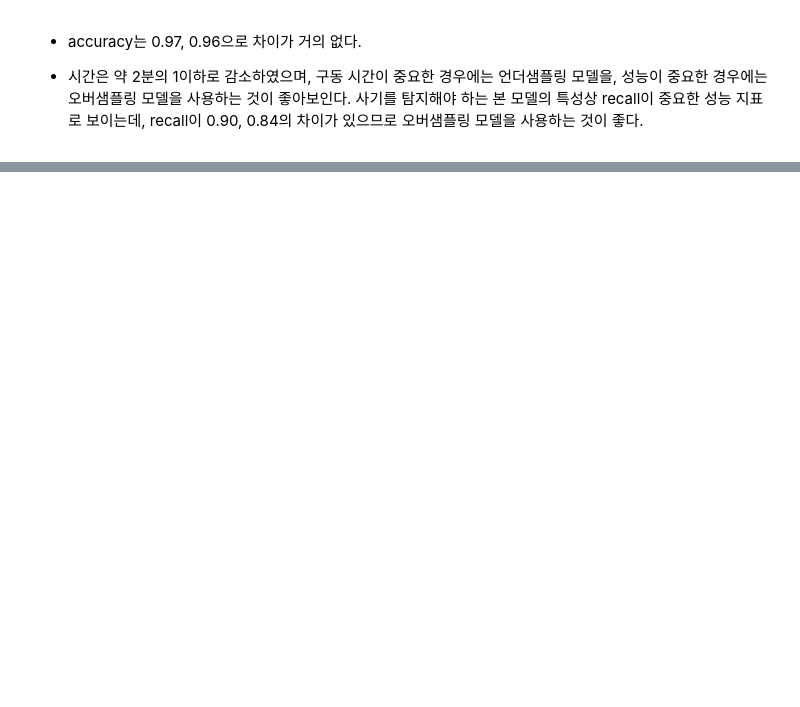
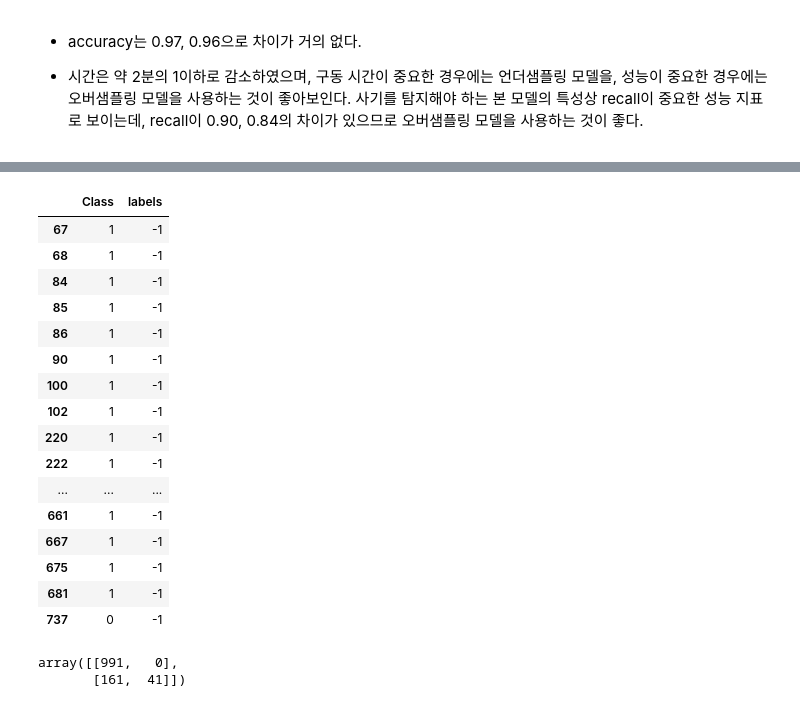
Before and after one commit to SeongminLee812/ADP, a Jupyter notebook: 2회독/final_test05.ipynb, the cells around one changed output, grey strips where cells are left out. Cells and saved outputs as stored; diff of their text form; code cells hidden in the pictures; blank space fills up the shorter version.

```diff
--- a/2회독/final_test05.ipynb
+++ b/2회독/final_test05.ipynb
@@ -512,0 +530,12 @@ weighted avg       0.98      0.97      0.98       239
+# %%
+from sklearn.cluster import DBSCAN
+from sklearn.preprocessing import StandardScaler
+
+scaler = StandardScaler()
+x = scaler.fit_transform(x)
+
+db = DBSCAN(eps=5, min_samples=10).fit(x)
+labels = db.labels_
+data = pd.DataFrame()
+data['Class'] = y.copy()
+data['labels'] = labels
@@ -512,0 +550,20 @@ weighted avg       0.98      0.97      0.98       239
+# %%
+data.loc[data['labels'] == -1]
+# %% [output]
+|  | Class | labels |
+| 67 | 1 | -1 |
+| 68 | 1 | -1 |
+| 84 | 1 | -1 |
+| 85 | 1 | -1 |
+| 86 | 1 | -1 |
+| 90 | 1 | -1 |
+| 100 | 1 | -1 |
+| 102 | 1 | -1 |
+| 220 | 1 | -1 |
+| 222 | 1 | -1 |
+| ... | ... | ... |
+| 661 | 1 | -1 |
+| 667 | 1 | -1 |
+| 675 | 1 | -1 |
+| 681 | 1 | -1 |
+| 737 | 0 | -1 |
@@ -512,0 +572,6 @@ weighted avg       0.98      0.97      0.98       239
+# %%
+from sklearn.metrics import confusion_matrix
+confusion_matrix(data.Class, data.labels)
+# %% [output]
+array([[991,   0],
+       [161,  41]])
```
Also changed, not shown: parts of 16 cells of this notebook, 1 other file.
